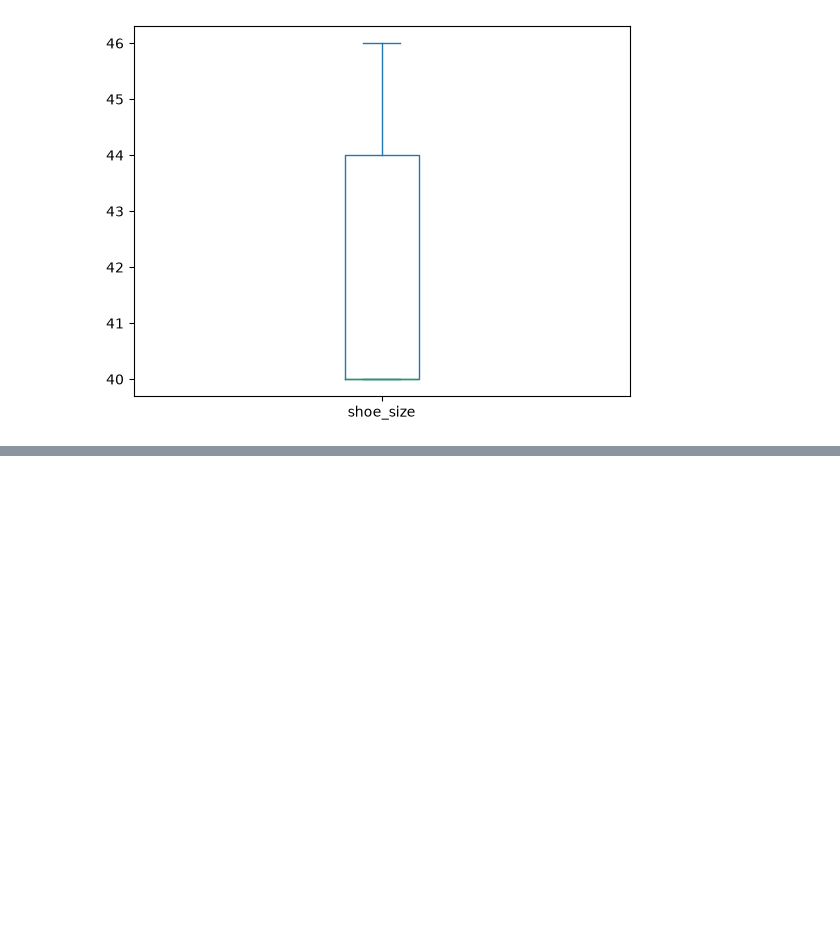
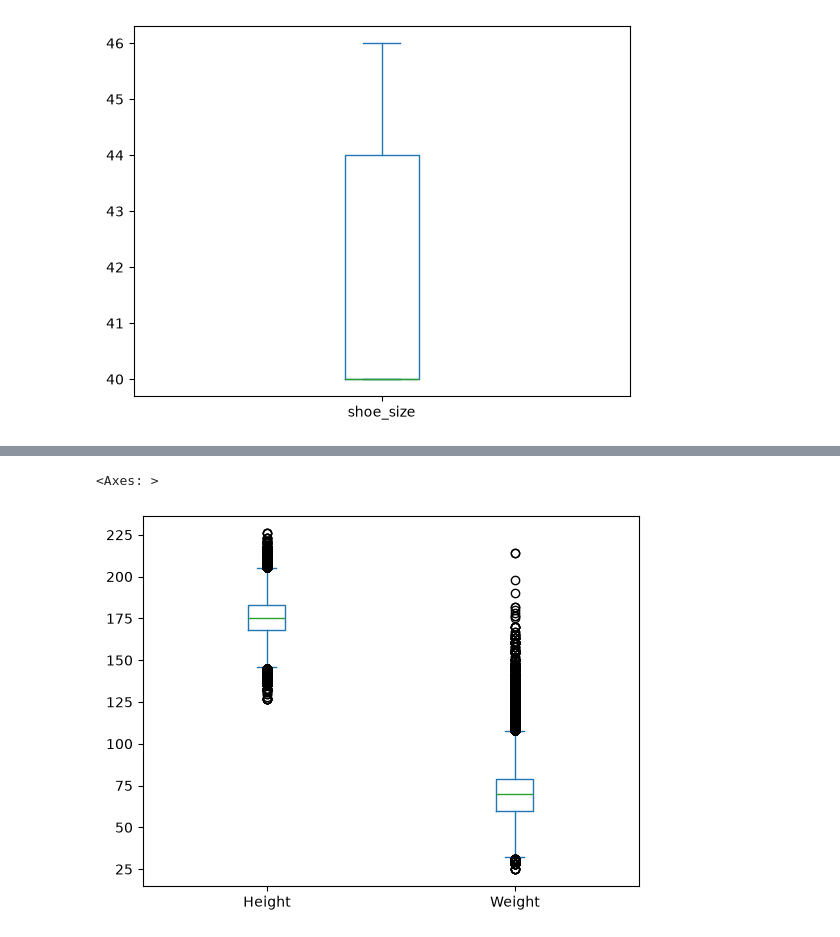
Before and after one commit to reuven/OReilly-PythonData-2026-06, a Jupyter notebook: OReilly-PythonData-2026-06-22.ipynb, the cells around one changed output, grey strips where cells are left out. Cells and saved outputs as stored; diff of their text form; code cells hidden in the pictures; blank space fills up the shorter version.

```diff
--- a/OReilly-PythonData-2026-06-22.ipynb
+++ b/OReilly-PythonData-2026-06-22.ipynb
@@ -1346,0 +1350,5 @@ olympics_df['Height
+# %%
+olympics_df[['Height', 'Weight']].plot.box()
+# %% [output]
+<Axes: >
+[figure, added]
```
Also changed, not shown: parts of 2 cells of this notebook.
